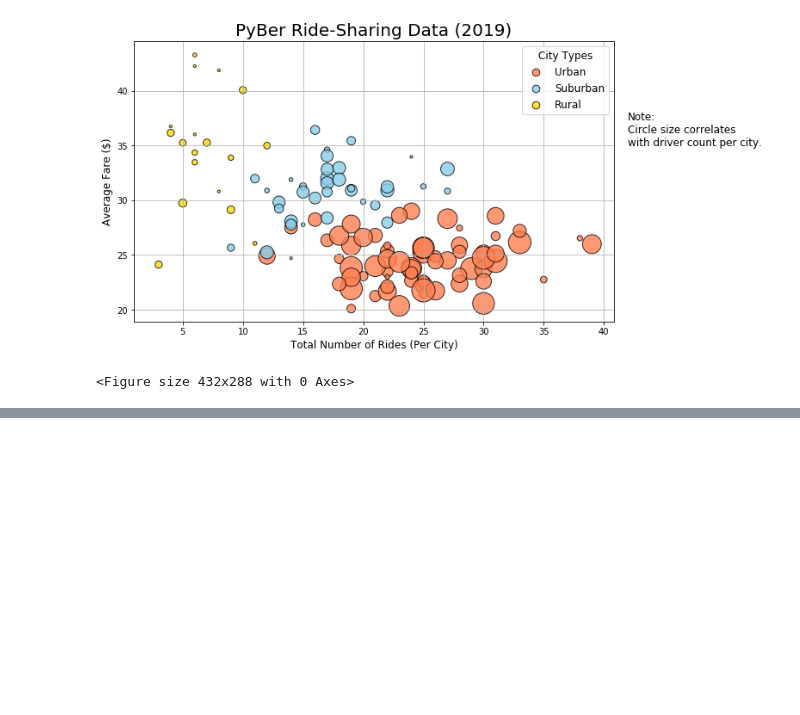
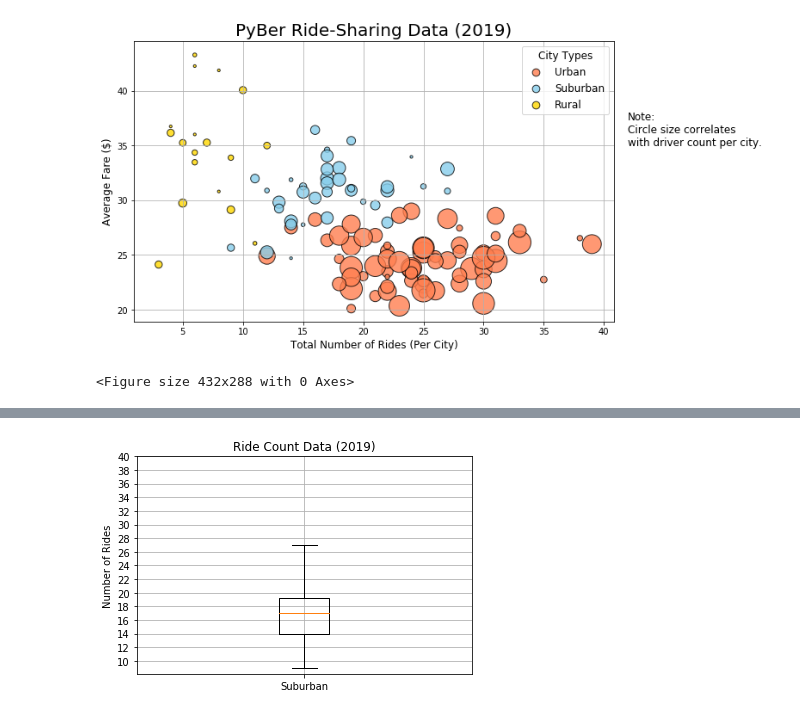
Before and after one commit to judithcalvo1953/PyBer_Analysis, a Jupyter notebook: PyBer.ipynb, the cells around one changed output, grey strips where cells are left out. Drawn from its saved outputs; the diff is of its cells as text; code cells hidden in the pictures; blank space fills up the shorter version.

```diff
--- a/PyBer.ipynb
+++ b/PyBer.ipynb
@@ -285,0 +574,15 @@ plt.savefig("analysis/Fig1.png")
+# %%
+# Create a box and whisker plot for the urban cities ride count
+# The array is created by using the x-label variable to declare a list called "suburban".
+x_labels = ["Suburban"]
+#object oriented approach
+fig, ax = plt.subplots()
+ax.boxplot(suburban_ride_count, labels=x_labels)
+# add the title, y-axis label and grid.
+ax.set_title('Ride Count Data (2019)')
+ax.set_ylabel('Number of Rides')
+ax.set_yticks(np.arange(10, 41, step =2.0))
+ax.grid()
+plt.show()
+# %% [output]
+[figure, added]
```
Also changed, not shown: parts of 41 cells of this notebook, 6 other files.
